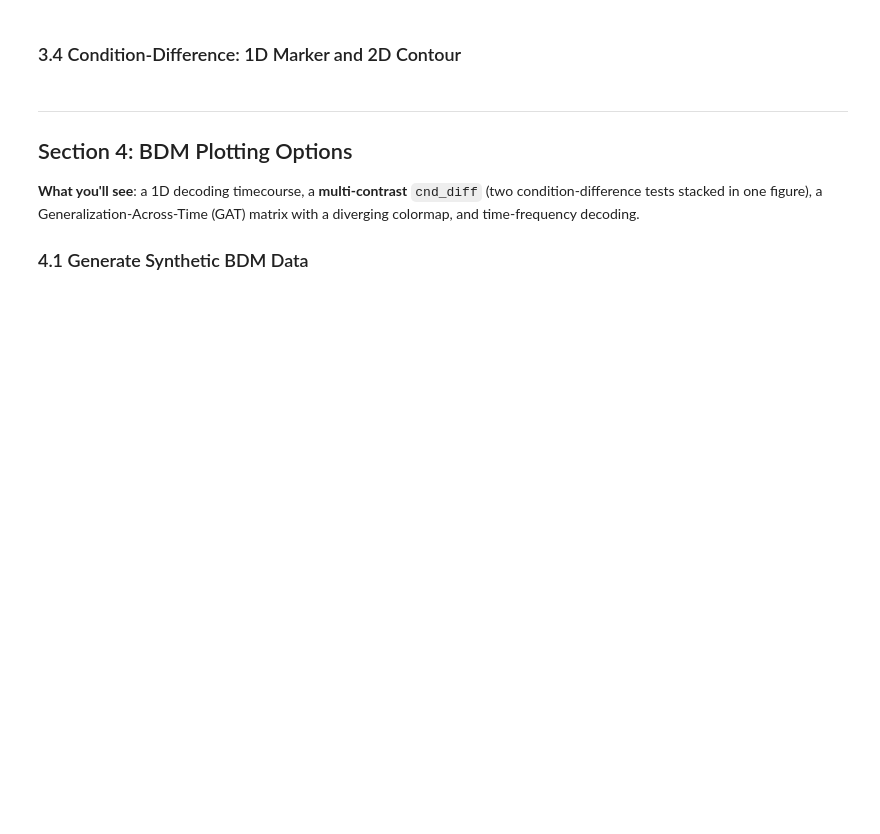
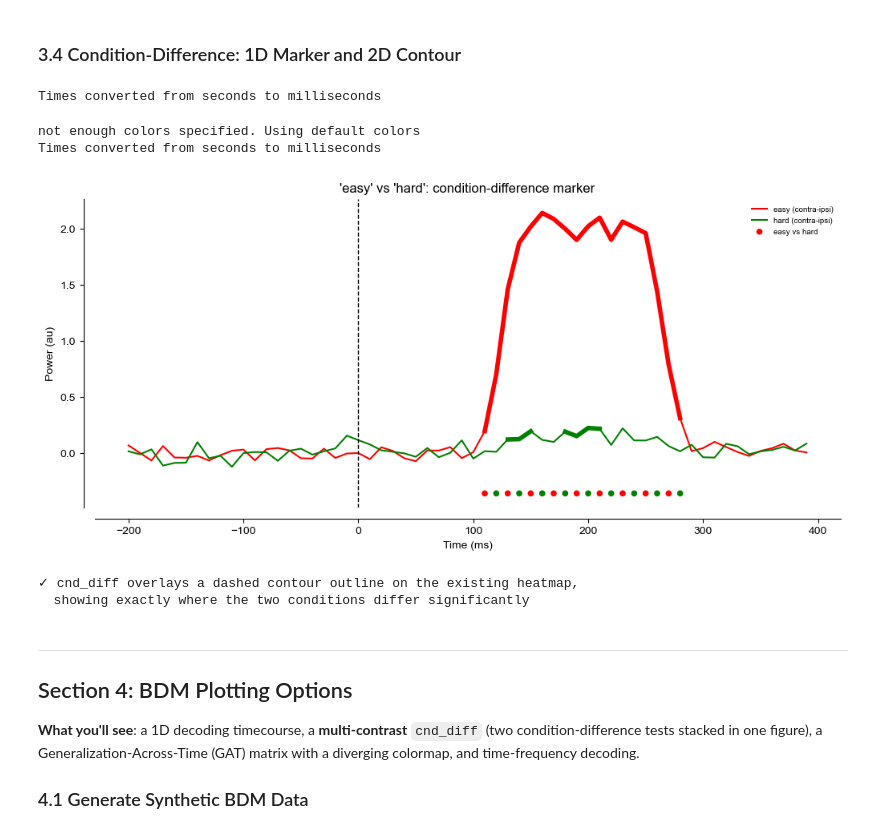
Before and after one commit to dvanmoorselaar/DvM, a Jupyter notebook: tutorials/00_visualization_and_statistics.ipynb, the cells around one changed output. Drawn from its saved outputs; the diff is of its cells as text; code cells hidden in the pictures; blank space fills up the shorter version.

```diff
--- a/tutorials/00_visualization_and_statistics.ipynb
+++ b/tutorials/00_visualization_and_statistics.ipynb
@@ -219,30 +255,34 @@ plt.close('all')
 ### 3.4 Condition-Difference: 1D Marker and 2D Contour
 # %%
 # 1D: marker row
-fig1 = plt.figure(figsize=(12, 5))
+fig = plt.figure(figsize=(12, 5))
 plot_tfr_timecourse(
     tfr_data, elec_oi=[['C3', 'C5'], ['C4', 'C6']], lateralized=True,
     cnds=['easy', 'hard'], colors=[COLORS['easy'], COLORS['hard']],
     timecourse='1d', freq_oi=(8, 12), stats='perm', cnd_diff=('easy', 'hard'),
 )
 plt.title("'easy' vs 'hard': condition-difference marker")
-plt.tight_layout()
-display(fig1)
-plt.close('all')
+plt.show()
 
 # 2D: dashed contour outline drawn on top of the existing heatmap
-fig2 = plt.figure(figsize=(12, 6))
+plt.figure(figsize=(12, 6))
 plot_tfr_timecourse(
     tfr_data, elec_oi=[['C3', 'C5'], ['C4', 'C6']], lateralized=True,
     cnds=['easy'], timecourse='2d', stats='perm', cnd_diff=('easy', 'hard'),
 )
 plt.title("'easy' vs 'hard': condition-difference contour overlay")
-plt.tight_layout()
-display(fig2)
+display(fig)
 plt.close('all')
 
 print("✓ cnd_diff overlays a dashed contour outline on the existing heatmap,")
 print("  showing exactly where the two conditions differ significantly")
+# %% [output]
+Times converted from seconds to milliseconds
+not enough colors specified. Using default colors
+Times converted from seconds to milliseconds
+[figure, added]
+✓ cnd_diff overlays a dashed contour outline on the existing heatmap,
+  showing exactly where the two conditions differ significantly
 # %% [markdown]
 ---
 
```
Also changed, not shown: parts of 18 cells of this notebook, 2 other files.
